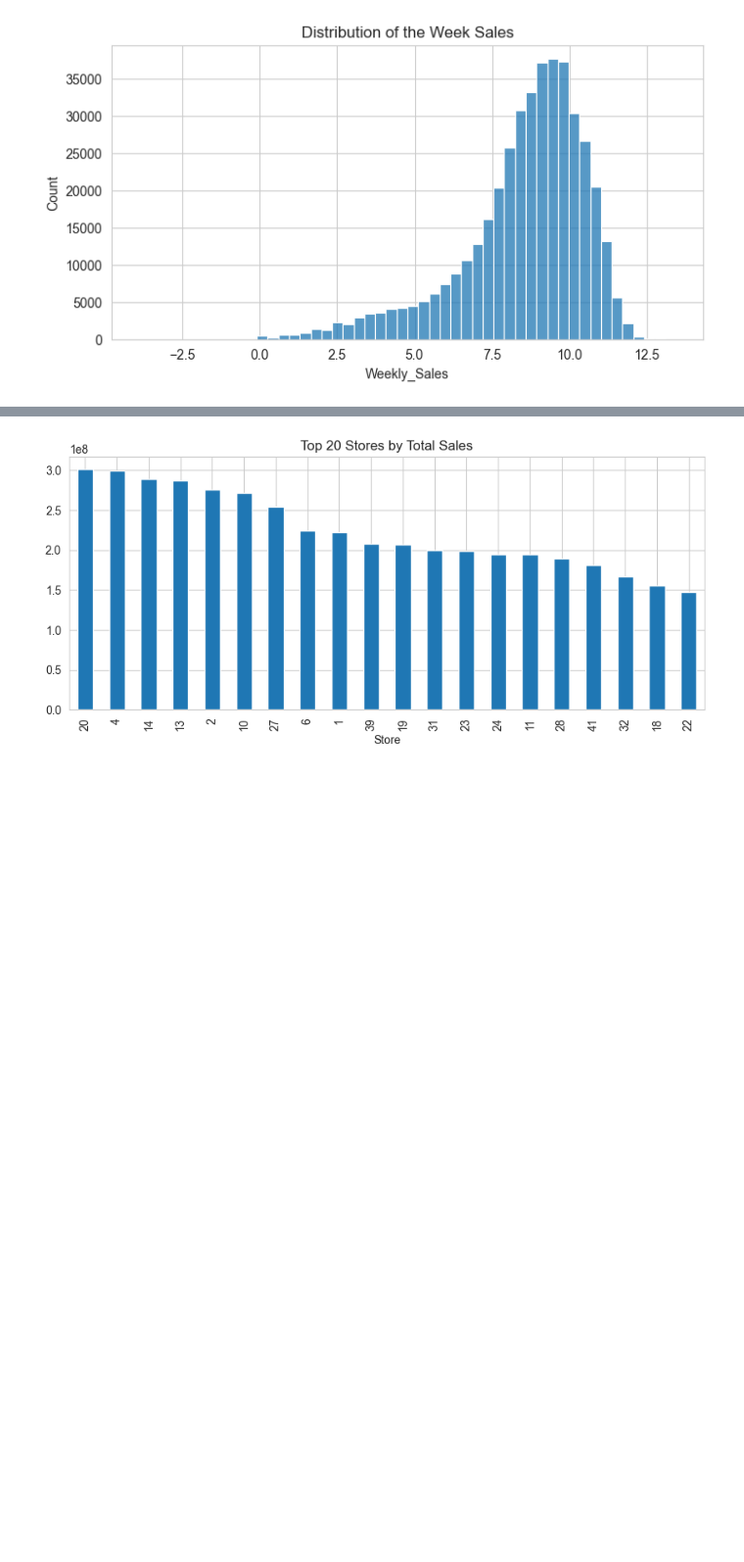
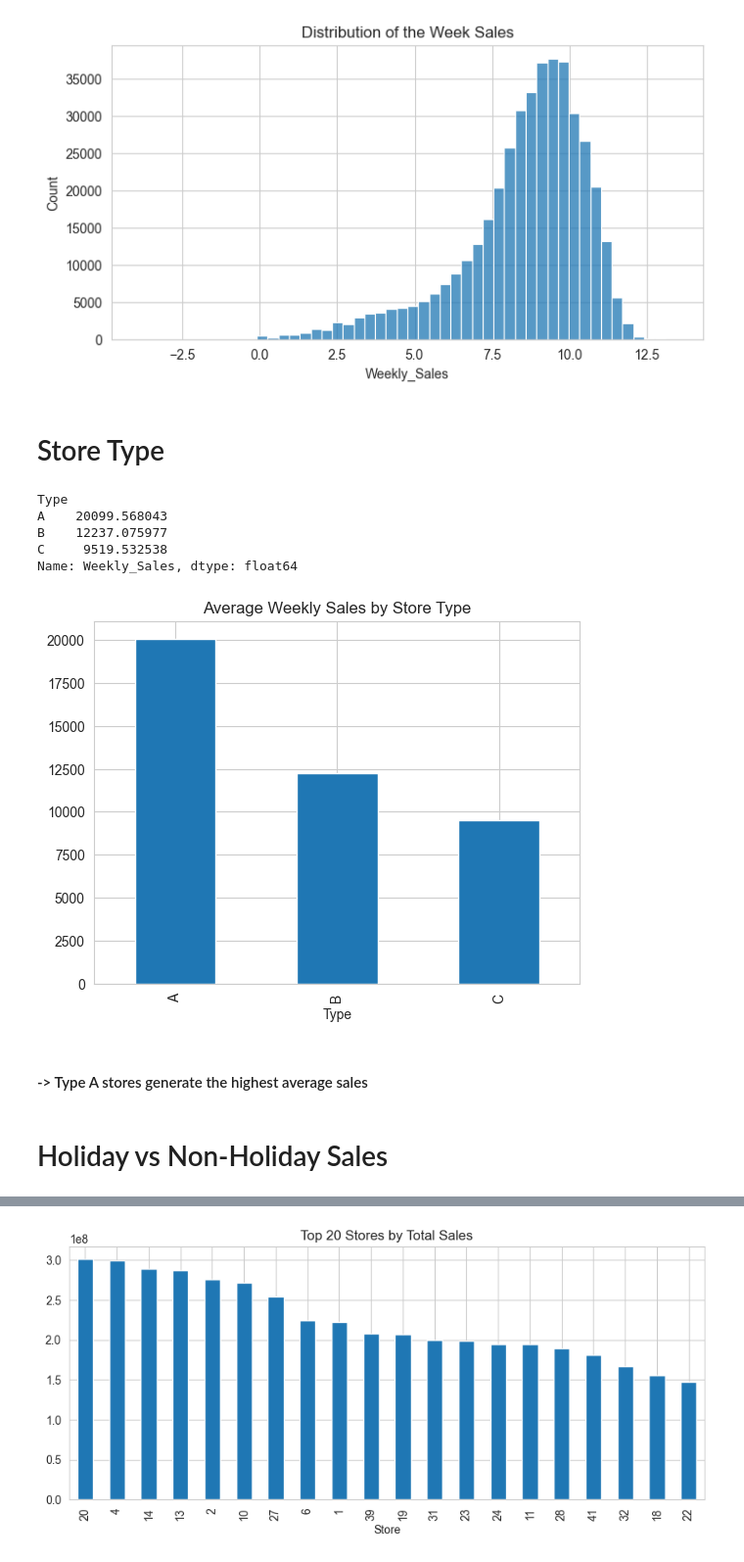
Before and after one commit to chamidugunathunga1212-coder/Retail-Sales-Forecasting, a Jupyter notebook: notebooks/EDA_Walmart_Sales.ipynb, the cells around one changed output, grey strips where cells are left out. Shown at 98% size. Drawn from its saved outputs; the diff is of its cells as text; code cells hidden in the pictures; blank space fills up the shorter version.

```diff
--- a/notebooks/EDA_Walmart_Sales.ipynb
+++ b/notebooks/EDA_Walmart_Sales.ipynb
@@ -178,3 +188,24 @@ plt.title("Distribution of the Week Sales")
 plt.show()
 # %% [output]
 [figure]
+# %% [markdown]
+# Store Type
+# %%
+## sales average by store
+df.groupby("Type")["Weekly_Sales"].mean()
+# %% [output]
+Type
+A    20099.568043
+B    12237.075977
+C     9519.532538
+Name: Weekly_Sales, dtype: float64
+# %%
+df.groupby("Type")["Weekly_Sales"].mean().plot(kind="bar")
+plt.title("Average Weekly Sales by Store Type")
+plt.show()
+# %% [output]
+[figure, added]
+# %% [markdown]
+#### -> Type A stores generate the highest average sales
+# %% [markdown]
+# Holiday vs Non-Holiday Sales
```
Also changed, not shown: parts of 15 cells of this notebook, 5 other files.
